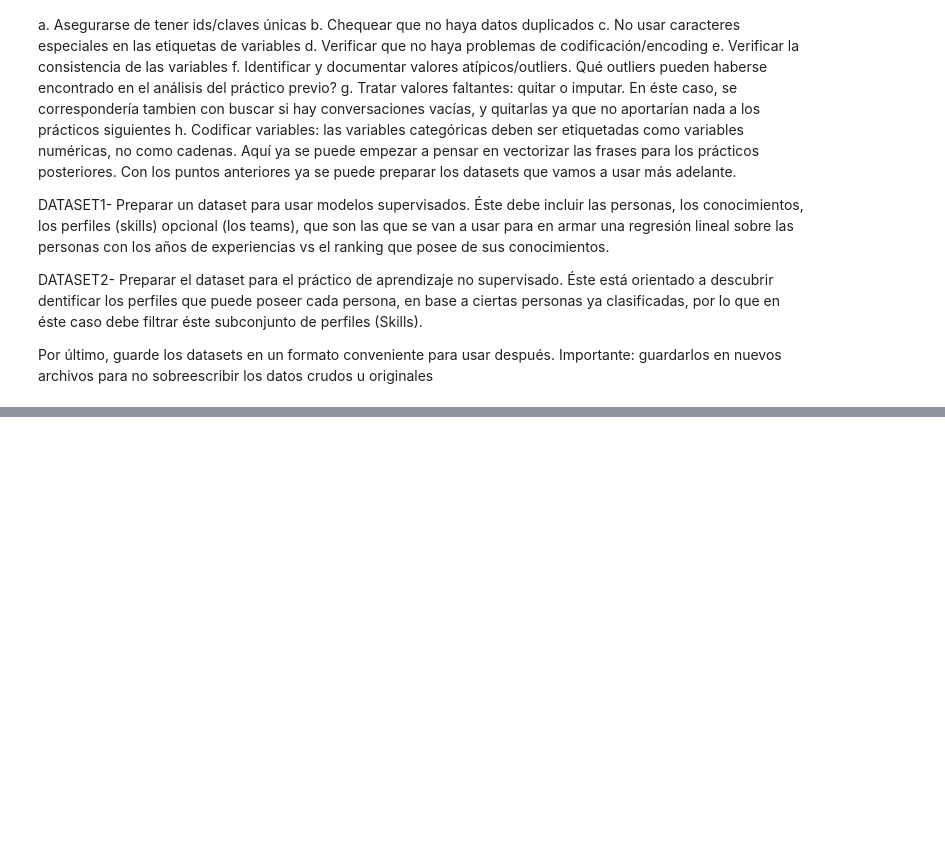
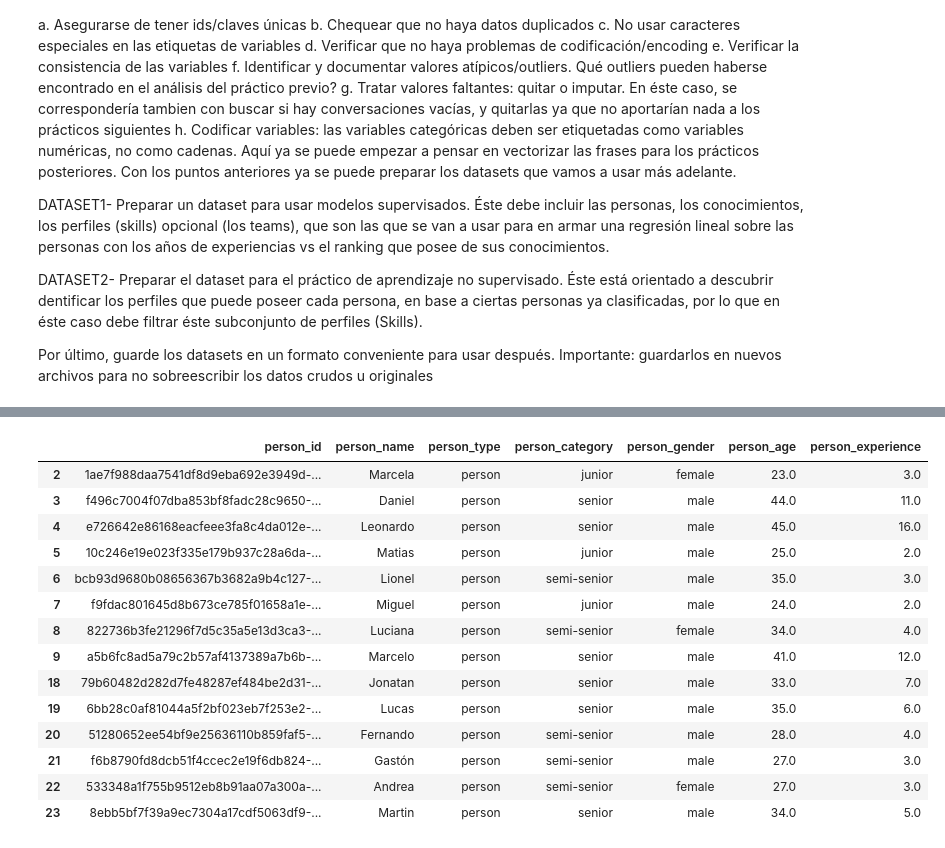
Before and after one commit to fgpalacios/diplodatos2020, a Jupyter notebook: Mentoria_Diplodatos_2020_Enunciados_FGPalacios.ipynb, the cells around one changed output, grey strips where cells are left out. Cells and saved outputs as stored; diff of their text form; code cells hidden in the pictures; blank space fills up the shorter version.

```diff
--- a/Mentoria_Diplodatos_2020_Enunciados_FGPalacios.ipynb
+++ b/Mentoria_Diplodatos_2020_Enunciados_FGPalacios.ipynb
@@ -214,0 +228,19 @@ Por último, guarde los datasets en un formato conveniente para usar después. I
+# %%
+# Repetimos aquí la carga de los archivos
+import pandas as pd
+import numpy as np
+
+#Lectura
+# Vamos a abrir los archivos que poseen la información
+# El primer archivo posee los nodos que contienen a las personas, skills, conocimientos, team  (como se explicó en el dataset)
+# Aqui se encuentran todos los features de acuerdo al tipo de nodo
+nodos = pd.read_csv(
+    'https://raw.githubusercontent.com/fgpalacios/diplodatos2020/master/dataset/nodes.csv')
+
+# El segundo archivo posee la relación que existen entre los nodos es decir un nodo persona tiene conocimientos vinculados que es lo que sabe
+relaciones = pd.read_csv(
+    'https://raw.githubusercontent.com/fgpalacios/diplodatos2020/master/dataset/relationships.csv')
+
+#Display HTML
+display(nodos.head())
+display(relaciones.head())
@@ -214,0 +286,31 @@ Por último, guarde los datasets en un formato conveniente para usar después. I
+# %%
+#Definimos un dataset de personas
+persons = nodos[nodos["n.type"] == "person"]
+# persons['n.id']
+#Mejoramos los nombres
+persons.columns = persons.columns.str.replace('n.id', 'person_id')
+persons.columns = persons.columns.str.replace('name_node_a', 'person_name')
+persons.columns = persons.columns.str.replace('n.type', 'person_type')
+persons.columns = persons.columns.str.replace('n.category', 'person_category')
+persons.columns = persons.columns.str.replace('n.gender', 'person_gender')
+persons.columns = persons.columns.str.replace('n.age', 'person_age')
+persons.columns = persons.columns.str.replace('n.experience', 'person_experience')
+
+persons.set_index('person_id')
+persons
+# %% [output]
+|  | person_id | person_name | person_type | person_category | person_gender | person_age | person_experience |
+| 2 | 1ae7f988daa7541df8d9eba692e3949d-... | Marcela | person | junior | female | 23.0 | 3.0 |
+| 3 | f496c7004f07dba853bf8fadc28c9650-... | Daniel | person | senior | male | 44.0 | 11.0 |
+| 4 | e726642e86168eacfeee3fa8c4da012e-... | Leonardo | person | senior | male | 45.0 | 16.0 |
+| 5 | 10c246e19e023f335e179b937c28a6da-... | Matias | person | junior | male | 25.0 | 2.0 |
+| 6 | bcb93d9680b08656367b3682a9b4c127-... | Lionel | person | semi-senior | male | 35.0 | 3.0 |
+| 7 | f9fdac801645d8b673ce785f01658a1e-... | Miguel | person | junior | male | 24.0 | 2.0 |
+| 8 | 822736b3fe21296f7d5c35a5e13d3ca3-... | Luciana | person | semi-senior | female | 34.0 | 4.0 |
+| 9 | a5b6fc8ad5a79c2b57af4137389a7b6b-... | Marcelo | person | senior | male | 41.0 | 12.0 |
+| 18 | 79b60482d282d7fe48287ef484be2d31-... | Jonatan | person | senior | male | 33.0 | 7.0 |
+| 19 | 6bb28c0af81044a5f2bf023eb7f253e2-... | Lucas | person | senior | male | 35.0 | 6.0 |
+| 20 | 51280652ee54bf9e25636110b859faf5-... | Fernando | person | semi-senior | male | 28.0 | 4.0 |
+| 21 | f6b8790fd8dcb51f4ccec2e19f6db824-... | Gastón | person | semi-senior | male | 27.0 | 3.0 |
+| 22 | 533348a1f755b9512eb8b91aa07a300a-... | Andrea | person | semi-senior | female | 27.0 | 3.0 |
+| 23 | 8ebb5bf7f39a9ec7304a17cdf5063df9-... | Martin | person | senior | male | 34.0 | 5.0 |
```
Also changed, not shown: parts of 32 cells of this notebook.
